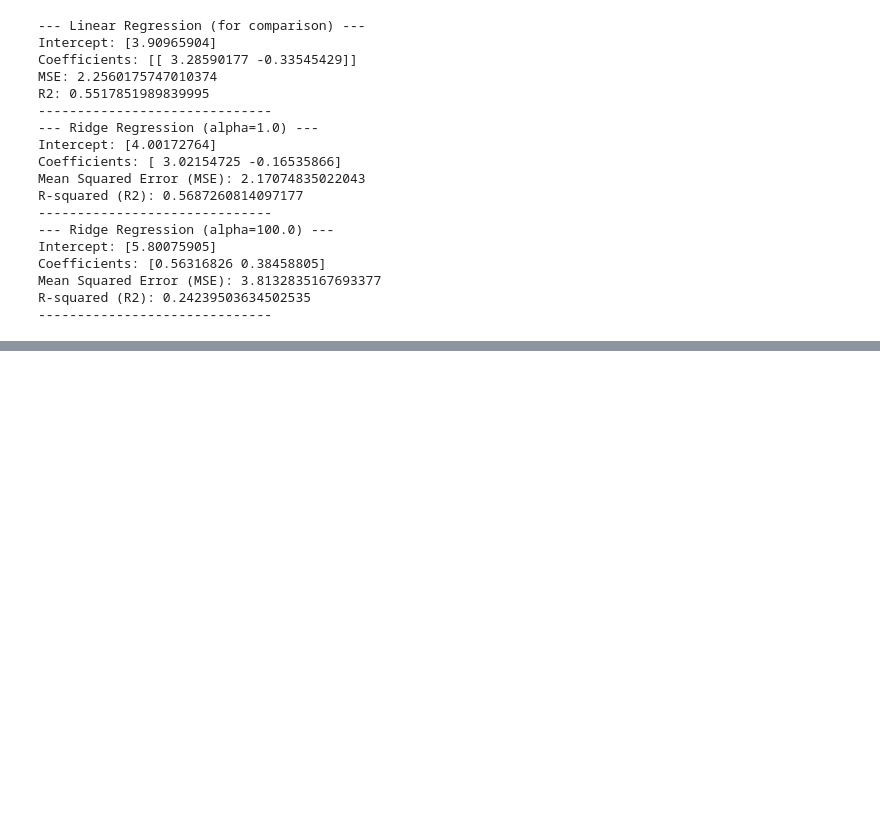
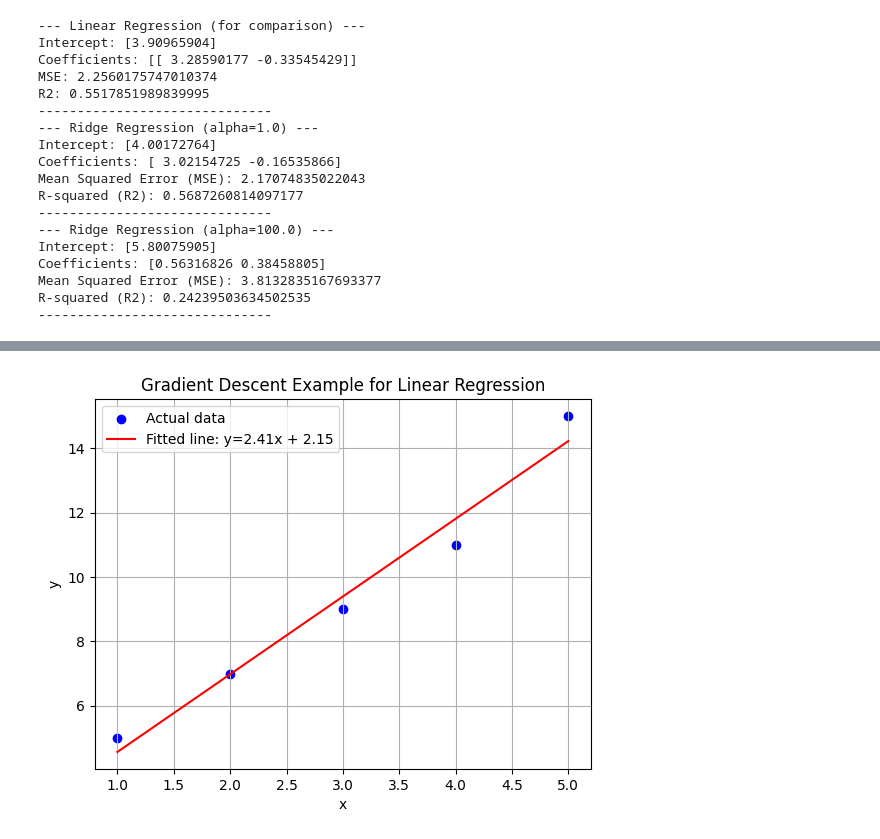
Before and after one commit to adnanagbaria/MLcourse, a Jupyter notebook: Lec4_regression.ipynb, the cells around one changed output, grey strips where cells are left out. Saved outputs shown, nothing was run; the diff lists cells and outputs as text; code cells hidden in the pictures; blank space fills up the shorter version.

```diff
--- a/Lec4_regression.ipynb
+++ b/Lec4_regression.ipynb
@@ -505,0 +625,64 @@ Lasso Regression (Least Absolute Shrinkage and Selection Operator) is a type of
+# %%
+# prompt: give an example of Gradient Descent
+
+import matplotlib.pyplot as plt
+import numpy as np
+# Example of Gradient Descent for Simple Linear Regression
+
+# Data
+x = np.array([1, 2, 3, 4, 5]) # Independent variable
+y = np.array([5, 7, 9, 11, 15]) # Dependent variable (with perfect linear relationship y = 2x + 3)
+
+# Initialize parameters (start with some random values)
+beta_0 = 0.0 # Intercept
+beta_1 = 0.0 # Slope
+
+# Hyperparameters
+learning_rate = 0.01 # How big of a step to take
+epochs = 1000 # How many iterations to run
+
+# Number of data points
+n = len(x)
+
+# Gradient Descent Loop
+print("Starting Gradient Descent...")
+for epoch in range(epochs):
+    # 1. Make predictions
+    y_pred = beta_0 + beta_1 * x
+
+    # 2. Calculate the error (residual)
+    error = y - y_pred
+
+    # 3. Compute the gradients (partial derivatives of the MSE loss function)
+    # Gradient with respect to beta_0 (intercept)
+    # d(Loss)/d(beta_0) = -2/n * sum(error)
+    gradient_beta_0 = -2 * np.sum(error) / n
+
+    # Gradient with respect to beta_1 (slope)
+    # d(Loss)/d(beta_1) = -2/n * sum(error * x)
+    gradient_beta_1 = -2 * np.sum(error * x) / n
+
+    # 4. Update the parameters
+    beta_0 = beta_0 - learning_rate * gradient_beta_0
+    beta_1 = beta_1 - learning_rate * gradient_beta_1
+
+    # Optional: Print progress every now and then
+    if (epoch + 1) % 100 == 0:
+        # Calculate Current Loss (Mean Squared Error)
+        current_loss = np.mean(error**2)
+        print(f"Epoch {epoch+1}/{epochs}: Loss = {current_loss:.4f}, Beta_0 = {beta_0:.4f}, Beta_1 = {beta_1:.4f}")
+
+print("\nGradient Descent Finished.")
+print(f"Final Intercept (beta_0): {beta_0:.4f}")
+print(f"Final Slope (beta_1): {beta_1:.4f}")
+
+# Plot the data and the final fitted line
+plt.scatter(x, y, color='blue', label='Actual data')
+plt.plot(x, beta_0 + beta_1 * x, color='red', label=f'Fitted line: y={beta_1:.2f}x + {beta_0:.2f}')
+plt.xlabel("x")
+plt.ylabel("y")
+plt.title("Gradient Descent Example for Linear Regression")
+plt.legend()
+plt.grid(True)
+plt.show()
+# %% [output]
@@ -505,0 +704 @@ Lasso Regression (Least Absolute Shrinkage and Selection Operator) is a type of
+[figure, added]
```
Also changed, not shown: parts of 11 cells of this notebook.
